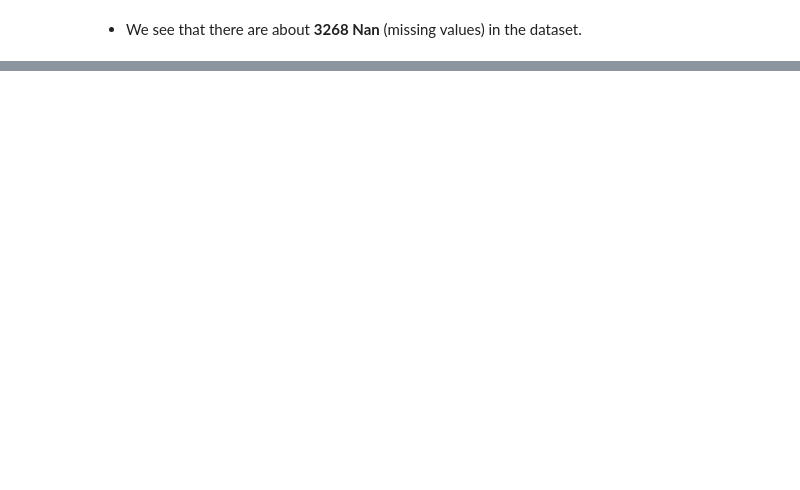
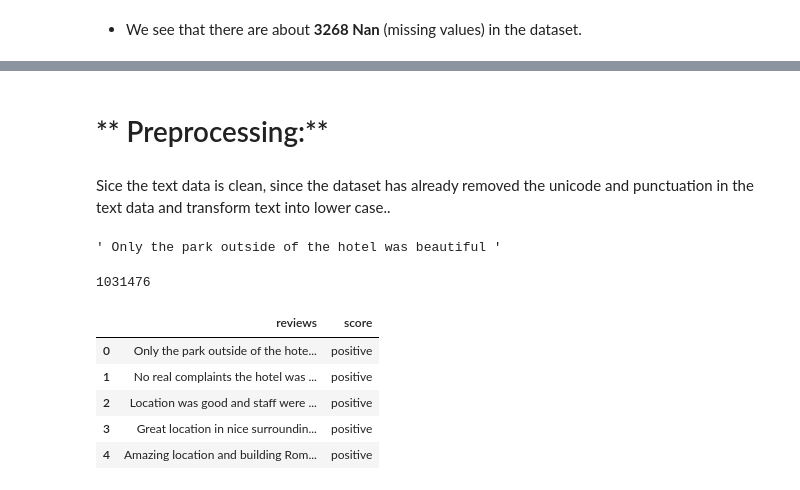
Before and after one commit to muralidhar520/Machine-Learning, a Jupyter notebook: 515k Hotel Reviews Data in Europe/515k-hotel-reviews-data-in-europe.ipynb, the cells around one changed output, grey strips where cells are left out. Saved outputs shown, nothing was run; the diff lists cells and outputs as text; code cells hidden in the pictures; blank space fills up the shorter version.

Commit message:
Text preprocessing

```diff
--- a/515k Hotel Reviews Data in Europe/515k-hotel-reviews-data-in-europe.ipynb
+++ b/515k Hotel Reviews Data in Europe/515k-hotel-reviews-data-in-europe.ipynb
@@ -193,8 +352,0 @@ print(len(uniq_lat_lng))
-# %%
-Lat_Lng_Coordinates = (47,6)#view the Hotel's locations in the map
-# create empty map zoomed in on Europe using Stemen Terrain View
-map_osm = folium.Map(location=Lat_Lng_Coordinates, zoom_start=5, tiles = 'Stamen Terrain')
-# add a marker for every Hotel in the dataframe
-for i,j in uniq_lat_lng.iterrows():
-    folium.Marker(list((j['lat'],j['lng']))).add_to(map_osm)
-map_osm
@@ -204,0 +371,32 @@ map_osm
+# %% [markdown]
+# ** Preprocessing:**
+# %% [markdown]
+Sice the text data is  clean, since the dataset has already removed the  unicode and punctuation in the text data and transform text into lower case..
+# %%
+pos_reviews = df['Positive_Review'].values
+pos_reviews = pos_reviews.tolist()
+neg_reviews = df['Negative_Review'].values
+neg_reviews = neg_reviews.tolist()
+# %%
+text = pos_reviews+neg_reviews
+text[0]
+# %% [output]
+' Only the park outside of the hotel was beautiful '
+# %%
+score = ['positive' for i in range(len(pos_reviews))]
+score += ['negative' for i in range(len(neg_reviews))]
+len(score)
+# %% [output]
+1031476
+# %%
+text_df = pd.DataFrame()
+text_df['reviews'] = text
+text_df['score'] = score
+text_df.head()
+# %% [output]
+|  | reviews | score |
+| 0 | Only the park outside of the hote... | positive |
+| 1 | No real complaints the hotel was ... | positive |
+| 2 | Location was good and staff were ... | positive |
+| 3 | Great location in nice surroundin... | positive |
+| 4 | Amazing location and building Rom... | positive |
```
Also changed, not shown: parts of 61 cells of this notebook.
